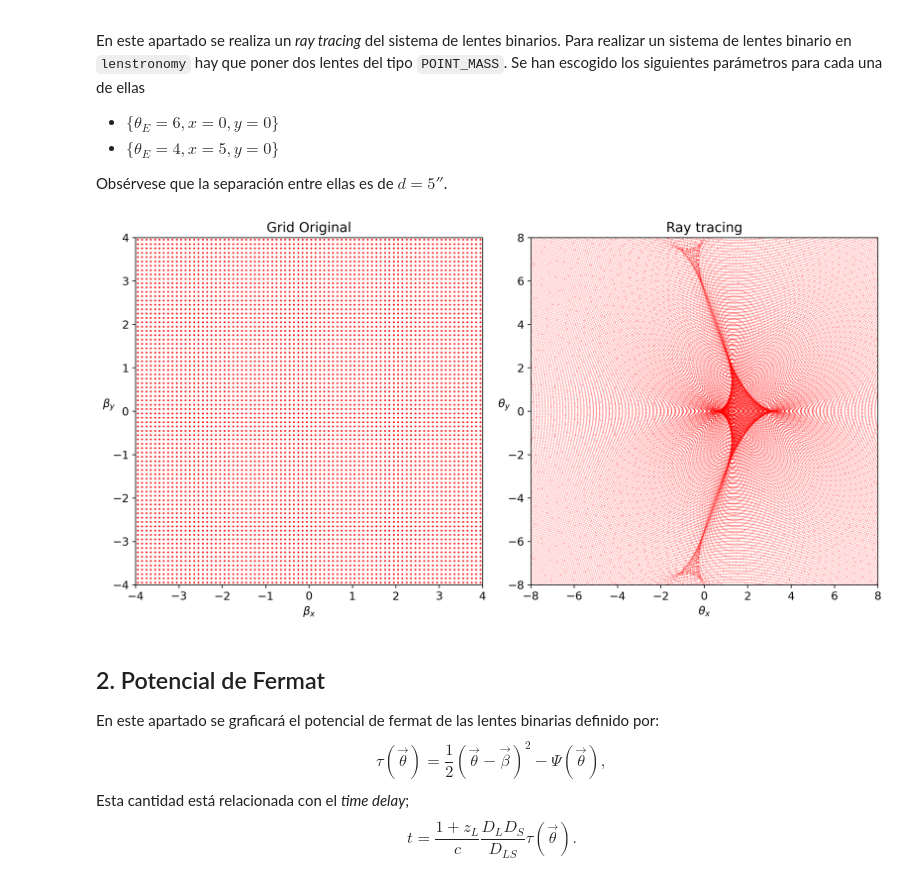
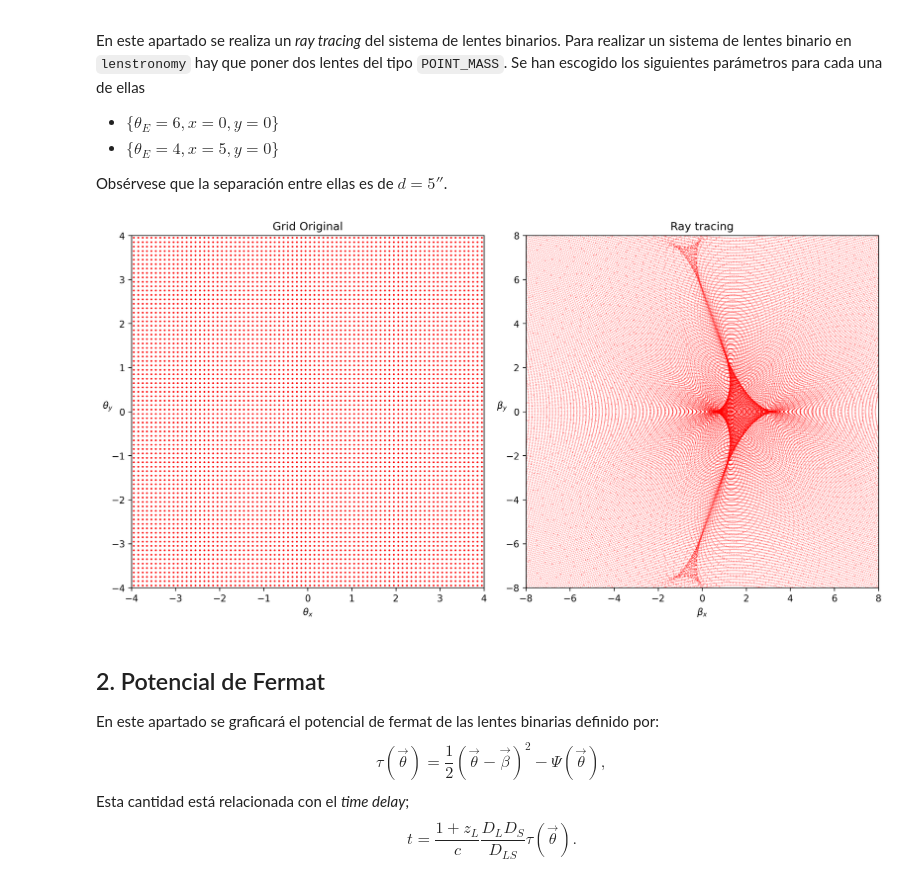
Before and after one commit to Iker028/TFG-simulaciones, a Jupyter notebook: Simulacion binaria/LENTE BINARIA.ipynb, the cells around one changed output. Saved outputs shown, nothing was run; the diff lists cells and outputs as text; code cells hidden in the pictures.

```diff
--- a/Simulacion binaria/LENTE BINARIA.ipynb
+++ b/Simulacion binaria/LENTE BINARIA.ipynb
@@ -35,38 +35,38 @@ d=5
 
 lens_model_list=['POINT_MASS','POINT_MASS']
 lens=LensModel(lens_model_list)
 lensext=LensModelExtensions(lens)
 pointmass1_params={'theta_E':theta_E_1,'center_x':d, 'center_y':0}
 pointmass2_params={'theta_E':theta_E_2,'center_x':0, 'center_y':0}
 kwargs=[pointmass1_params,pointmass2_params]
 
 #Ray-tracing a la fuente: rayshooting
 xs,ys=lens.ray_shooting(x=xx,y=yy,kwargs=kwargs)
 
 # ploteamos
 fig, ax = plt.subplots(1, 2, figsize=(12, 6))
 
 ax[0].scatter(xx, yy, s=1, color='red')
 ax[0].set_title('Grid Original')
-ax[0].set_xlabel(r'$\beta_x$')
-ax[0].set_ylabel(r'$\beta_y$',rotation=0)
+ax[0].set_xlabel(r'$\theta_x$')
+ax[0].set_ylabel(r'$\theta_y$',rotation=0)
 ax[0].set_xlim(-4, 4)
 ax[0].set_ylim(-4, 4)
 ax[0].set_aspect('equal', 'box')
 
 ax[1].scatter(xs, ys, s=0.03, color='red')
 ax[1].set_title('Ray tracing')
-ax[1].set_xlabel(r'$\theta_x$')
-ax[1].set_ylabel(r'$\theta_y$',rotation=0)
+ax[1].set_xlabel(r'$\beta_x$')
+ax[1].set_ylabel(r'$\beta_y$',rotation=0)
 ax[1].set_xlim(-8, 8)
 ax[1].set_ylim(-8, 8)
 ax[1].set_aspect('equal', 'box')
 
 plt.tight_layout()
 plt.rcParams.update({'font.size': 12})
 plt.show()
 # %% [output]
-[figure, old version]
+[figure, new version]
 # %% [markdown]
 ## 2. Potencial de Fermat
 En este apartado se graficará el potencial de fermat de las lentes binarias definido por:
```
Also changed, not shown: 4 other files.
